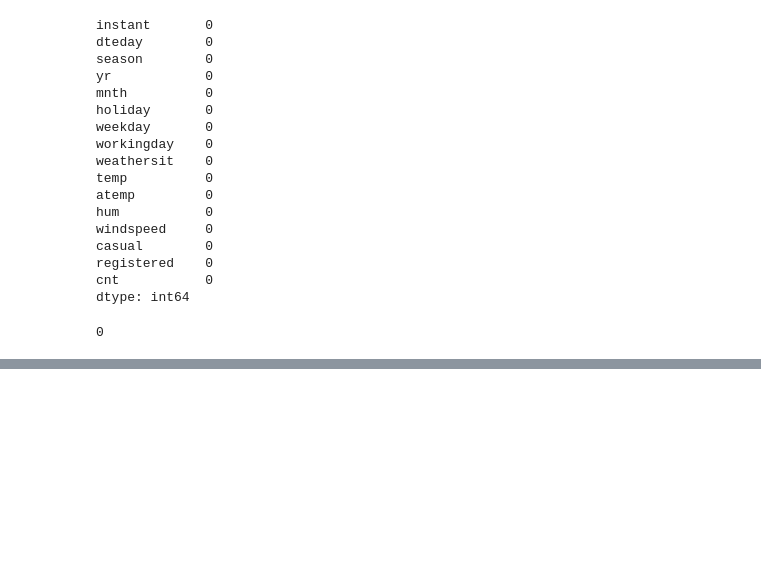
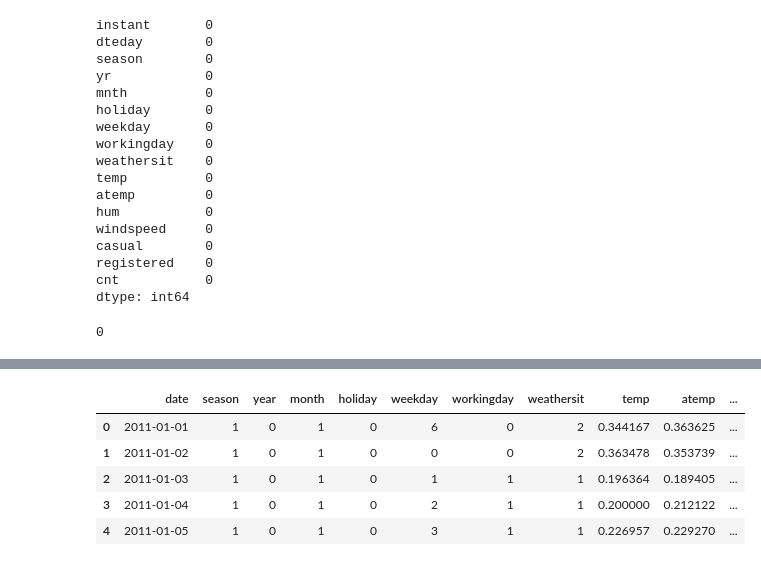
Before and after one commit to RizkiLaksanaPutra/Bike-Sharing-EDA, a Jupyter notebook: notebook.ipynb, the cells around one changed output, grey strips where cells are left out. Saved outputs shown, nothing was run; the diff lists cells and outputs as text; code cells hidden in the pictures; blank space fills up the shorter version.

```diff
--- a/notebook.ipynb
+++ b/notebook.ipynb
@@ -97,0 +191,18 @@ df_day.describe()
+# %%
+df_day.rename(columns = {
+    'dteday': 'date',
+    'yr': 'year',
+    'mnth': 'month',
+    'hr': 'hour',
+    'hum': 'humidity',
+    'cnt': 'count'
+}, inplace = True)
+
+df_day.head()
+# %% [output]
+|  | date | season | year | month | holiday | weekday | workingday | weathersit | temp | atemp | ... |
+| 0 | 2011-01-01 | 1 | 0 | 1 | 0 | 6 | 0 | 2 | 0.344167 | 0.363625 | ... |
+| 1 | 2011-01-02 | 1 | 0 | 1 | 0 | 0 | 0 | 2 | 0.363478 | 0.353739 | ... |
+| 2 | 2011-01-03 | 1 | 0 | 1 | 0 | 1 | 1 | 1 | 0.196364 | 0.189405 | ... |
+| 3 | 2011-01-04 | 1 | 0 | 1 | 0 | 2 | 1 | 1 | 0.200000 | 0.212122 | ... |
+| 4 | 2011-01-05 | 1 | 0 | 1 | 0 | 3 | 1 | 1 | 0.226957 | 0.229270 | ... |
```
Also changed, not shown: parts of 11 cells of this notebook.
